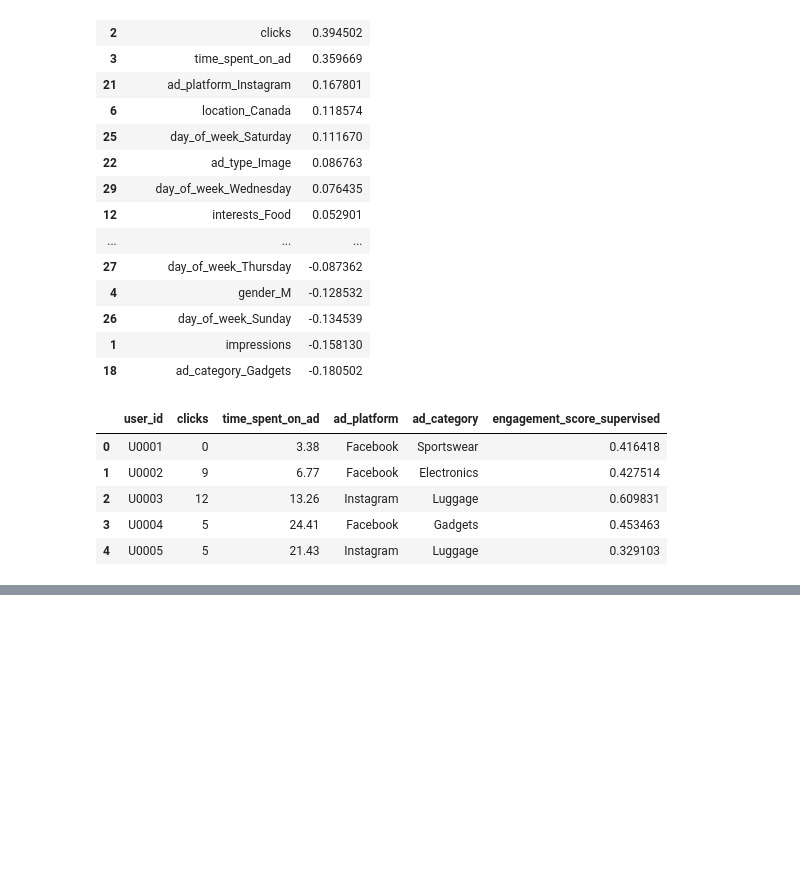
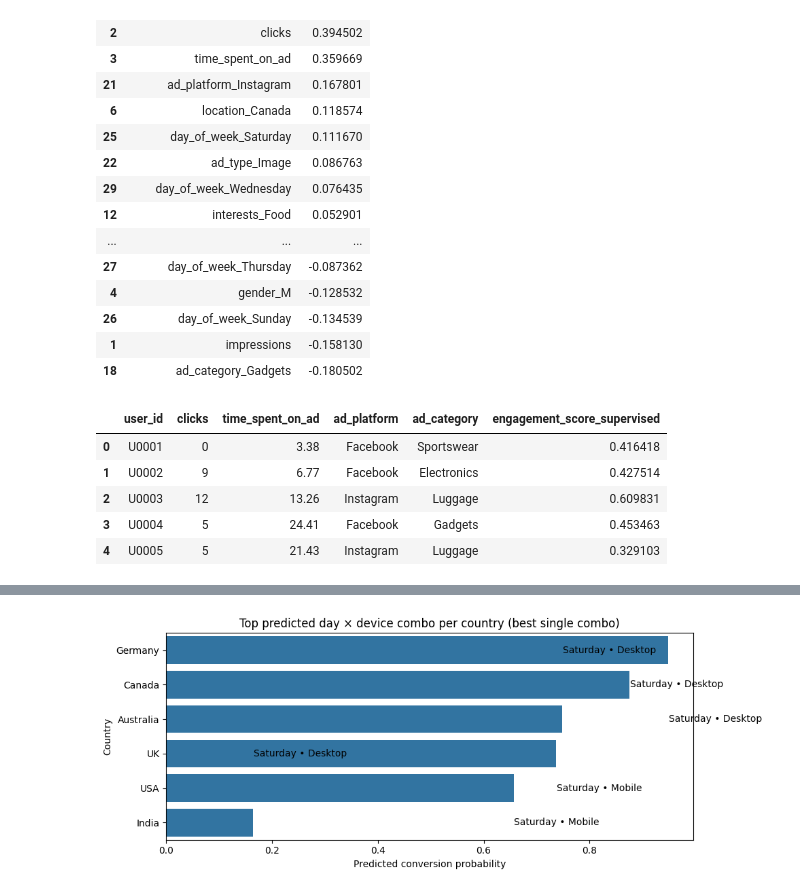
Before and after one commit to shetty-shithil/ctr-prediction-engagement-modeling, a Jupyter notebook: notebooks/04_final_model.ipynb, the cells around one changed output, grey strips where cells are left out. Saved outputs shown, nothing was run; the diff lists cells and outputs as text; code cells hidden in the pictures; blank space fills up the shorter version.

```diff
--- a/notebooks/04_final_model.ipynb
+++ b/notebooks/04_final_model.ipynb
@@ -148,0 +435,16 @@ df[['user_id','clicks','time_spent_on_ad','ad_platform','ad_category','engagemen
+# %%
+# get top-1 per country
+top1 = results_sorted.groupby("country").first().reset_index()
+
+plt.figure(figsize=(10, max(4, len(top1)*0.5)))
+sns.barplot(data=top1.sort_values("predicted_conversion_prob", ascending=False),
+            x="predicted_conversion_prob", y="country")
+plt.xlabel("Predicted conversion probability")
+plt.ylabel("Country")
+plt.title("Top predicted day × device combo per country (best single combo)")
+for i,row in top1.iterrows():
+    plt.text(row['predicted_conversion_prob']+0.001, i, f"{row['day_of_week']} • {row['device_type']}", va='center')
+plt.tight_layout()
+plt.show()
+# %% [output]
+[figure, added]
```
Also changed, not shown: parts of 19 cells of this notebook, 2 other files.
